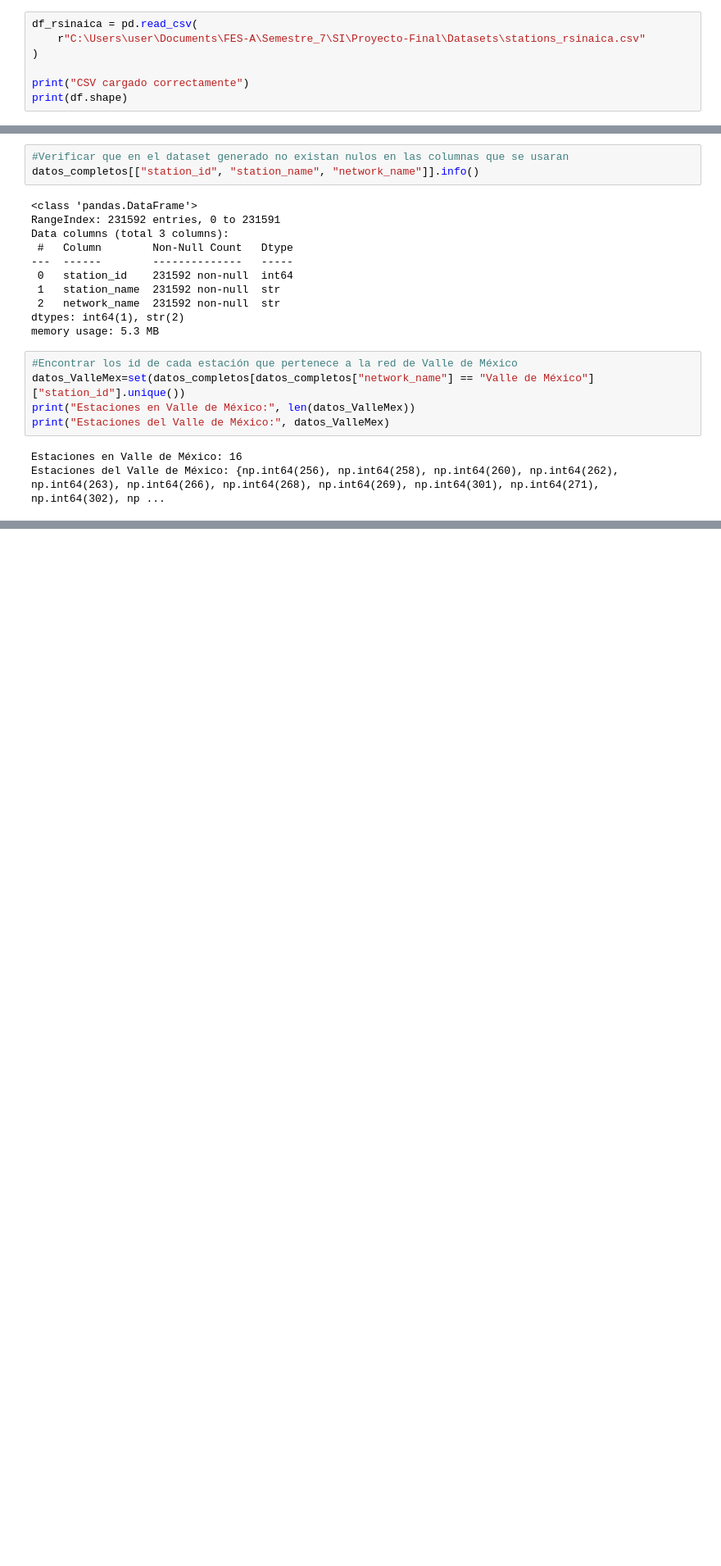
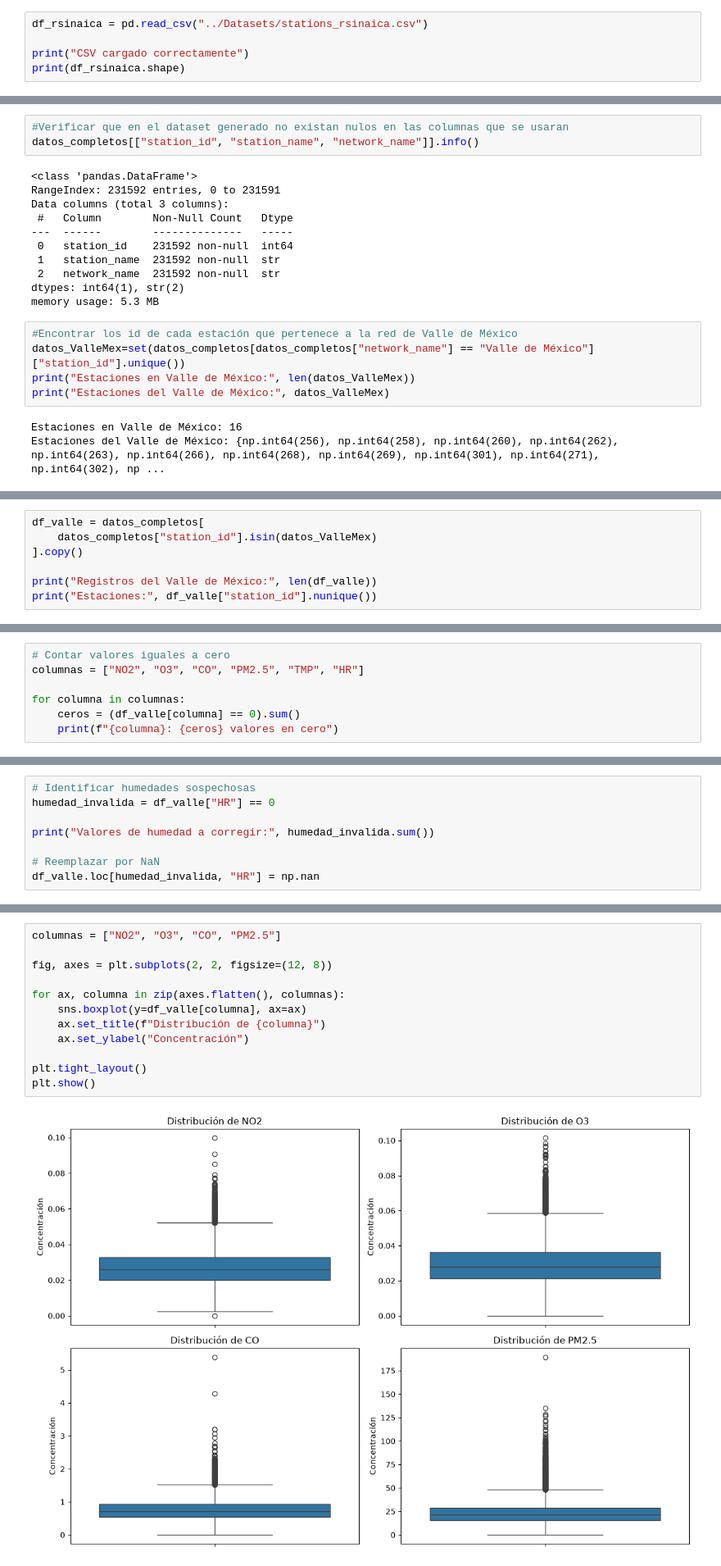
Before and after one commit to Diana-Torres21/Sistemas-Inteligentes, a Jupyter notebook: Proyecto-Final/Notebooks/Limpieza.ipynb, the cells around one changed output, grey strips where cells are left out. Shown at 82% size. Drawn from its saved outputs; the diff is of its cells as text; blank space fills up the shorter version.

Commit message:
Avance en exploracion y limpieza de datos del Valle de Mexico

```diff
--- a/Proyecto-Final/Notebooks/Limpieza.ipynb
+++ b/Proyecto-Final/Notebooks/Limpieza.ipynb
@@ -20,12 +18,10 @@ print(df_daily.shape)
 CSV cargado correctamente
 (231592, 27)
 # %%
-df_rsinaica = pd.read_csv(
-    r"C:\Users\user\Documents\FES-A\Semestre_7\SI\Proyecto-Final\Datasets\stations_rsinaica.csv"
-)
+df_rsinaica = pd.read_csv("../Datasets/stations_rsinaica.csv")
 
 print("CSV cargado correctamente")
-print(df.shape)
+print(df_rsinaica.shape)
 # %% [output]
 CSV cargado correctamente
 (341, 27)
@@ -163,0 +160,7 @@ Estaciones del Valle de México: {'Ajusco Medio', 'UAM Iztapalapa', 'Centro de C
+# %%
+df_valle = datos_completos[
+    datos_completos["station_id"].isin(datos_ValleMex)
+].copy()
+
+print("Registros del Valle de México:", len(df_valle))
+print("Estaciones:", df_valle["station_id"].nunique())
@@ -163,0 +389,7 @@ Estaciones del Valle de México: {'Ajusco Medio', 'UAM Iztapalapa', 'Centro de C
+# %%
+# Contar valores iguales a cero
+columnas = ["NO2", "O3", "CO", "PM2.5", "TMP", "HR"]
+
+for columna in columnas:
+    ceros = (df_valle[columna] == 0).sum()
+    print(f"{columna}: {ceros} valores en cero")
@@ -163,0 +415,8 @@ Estaciones del Valle de México: {'Ajusco Medio', 'UAM Iztapalapa', 'Centro de C
+# %%
+# Identificar humedades sospechosas
+humedad_invalida = df_valle["HR"] == 0
+
+print("Valores de humedad a corregir:", humedad_invalida.sum())
+
+# Reemplazar por NaN
+df_valle.loc[humedad_invalida, "HR"] = np.nan
@@ -163,0 +443,14 @@ Estaciones del Valle de México: {'Ajusco Medio', 'UAM Iztapalapa', 'Centro de C
+# %%
+columnas = ["NO2", "O3", "CO", "PM2.5"]
+
+fig, axes = plt.subplots(2, 2, figsize=(12, 8))
+
+for ax, columna in zip(axes.flatten(), columnas):
+    sns.boxplot(y=df_valle[columna], ax=ax)
+    ax.set_title(f"Distribución de {columna}")
+    ax.set_ylabel("Concentración")
+
+plt.tight_layout()
+plt.show()
+# %% [output]
+[figure, added]
```
Also changed, not shown: parts of 28 cells of this notebook.
